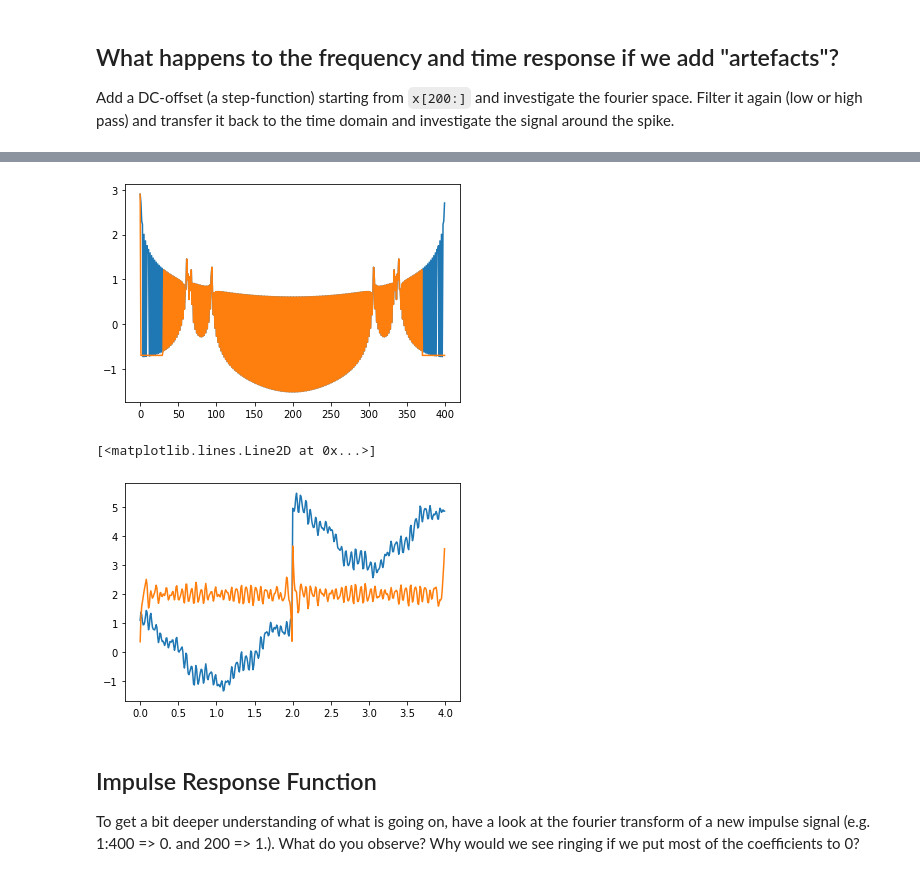
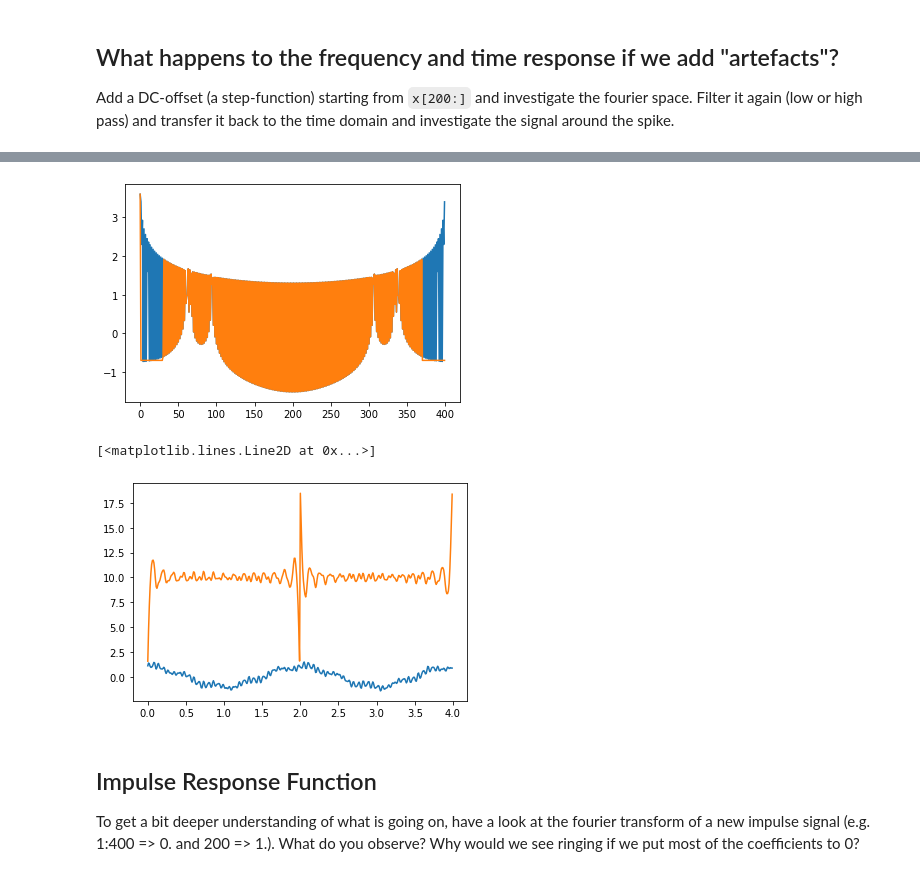
Before and after one commit to s-ccs/course_eeg_SS2022, a Jupyter notebook: exercises/solutions/ex2_filter.ipynb, the cells around one changed output, grey strips where cells are left out. Cells and saved outputs as stored; diff of their text form; code cells hidden in the pictures.

```diff
--- a/exercises/solutions/ex2_filter.ipynb
+++ b/exercises/solutions/ex2_filter.ipynb
@@ -117,19 +115,19 @@ plt.plot(t,scp.fft.ifft(mag*np.exp(1j*ang)).real)
 # %%
-xtmp = x
-xtmp[200:] = xtmp[200:]+2
+xtmp = x.copy()
+xtmp[200:] = xtmp[200:]+20
 ang = np.angle(scp.fft.fft(xtmp))
 mag = np.abs(scp.fft.fft(xtmp))
 plt.plot(np.log10(mag))
 mag[1:30] = 0.2
 mag[370:400] = 0.2
 plt.plot(np.log10(mag))
 plt.show()
 plt.plot(t,x)
 plt.plot(t,scp.fft.ifft(mag*np.exp(1j*ang)).real)
 # %% [output]
-[figure, old version]
+[figure, new version]
 [<matplotlib.lines.Line2D at 0x...>]
-[figure, old version]
+[figure, new version]
 # %% [markdown]
  ## Impulse Response Function
  To get a bit deeper understanding of what is going on, have a look at the fourier transform of a new impulse signal (e.g. 1:400 => 0. and 200 => 1.). What do you observe?
```
Also changed, not shown: parts of 13 cells of this notebook, 1 other file.
